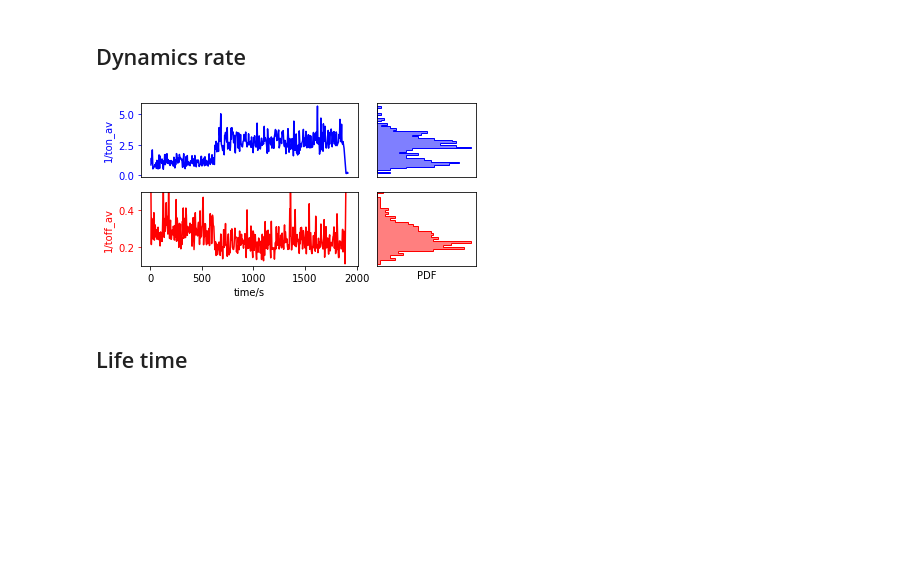
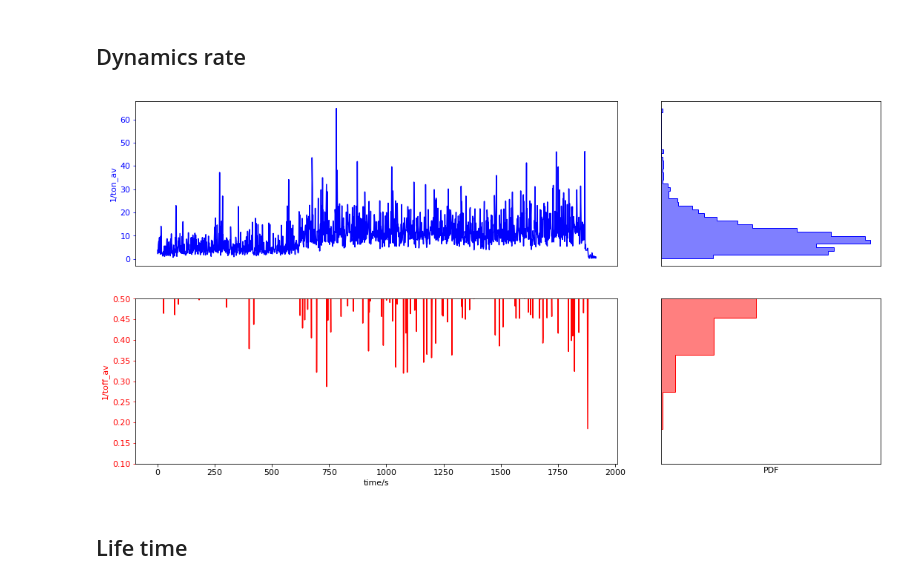
Before and after one commit to biswajitSM/Azurin_SM_repo, a Jupyter notebook: Manuscript/Figure/Manuscript_figures.ipynb, the cells around one changed output. Cells and saved outputs as stored; diff of their text form; code cells hidden in the pictures; blank space fills up the shorter version.

```diff
--- a/Manuscript/Figure/Manuscript_figures.ipynb
+++ b/Manuscript/Figure/Manuscript_figures.ipynb
@@ -352,7 +352,7 @@ homedir=r'/home/biswajit/Research/Reports_ppt/reports/AzurinSM-MS4/data/S105d15M
 t_ons, t_offs, n_on, bins_on, n_off, bins_off = histogram_on_off_1mol(foldername= homedir, input_potential=[50], pointnumbers=[16],
                           bins_on=50, range_on=[0, 0.01], bins_off=100, range_off=[0, 1], plotting=False)
 
-sum_points = 20;
+sum_points = 5;
 num_outputs = int(len(t_ons)/sum_points)
 start = 0;
 t_av_on = []; t_av_off = []; t_abs = [];
@@ -365,35 +365,35 @@ for i in range(num_outputs):
     t_abs_temp = sum(t_ons[:start+sum_points]) + sum(t_offs[:start+sum_points])
     t_abs.append(t_abs_temp)
 t_av_on = pd.Series(t_av_on);
 t_av_off = pd.Series(t_av_off)
 
-figure(figsize=(6, 3))
+figure(figsize=(18, 9))
 ax1 = plt.subplot2grid((2, 3), (0, 0), colspan=2, label='ax1')
 ax1.plot(t_abs, 1/t_av_on, 'b')
 ax1.tick_params('y', colors='b')
 ax1.set_ylabel('1/ton_av', color='b')
 ax1.set_xticks([])
 ax2 = plt.subplot2grid((2, 3), (0, 2), colspan=1)
 ax2.hist(1/t_av_on,bins=40, orientation='horizontal', color='b', alpha=0.5)
 ax2.hist(1/t_av_on,bins=40, orientation='horizontal', color='b', histtype='step', lw=1)
 ax2.set_xticks([]); ax2.set_yticks([])
 
 ax3 = plt.subplot2grid((2, 3), (1, 0), colspan=2)
 ax3.plot(t_abs, 1/t_av_off, 'r')
 ax3.tick_params('y', colors='r')
 ax3.set_ylabel('1/toff_av', color='r')
 ax3.set_ylim(0.1, 0.5)#BE CAREFUL of this limit
 ax3.set_xlabel('time/s')
 ax4 = plt.subplot2grid((2, 3), (1, 2))
 ax4.hist(1/t_av_off,bins=200, orientation='horizontal', color='r', alpha=0.5)
 ax4.hist(1/t_av_off,bins=200, orientation='horizontal', color='r', histtype='step', lw=1)
 ax4.set_xticks([]); ax4.set_yticks([])
 ax4.set_ylim(0.1, 0.5)#BE CAREFUL of this limit
 ax4.set_xlabel('PDF')
 os.chdir(download)
 savefig('dynamic_rates.pdf', dpi=300, trasparent = True)
 # %% [output]
-[figure, old version]
+[figure, new version]
 # %% [markdown]
 ## Life time
 # %%
```
Also changed, not shown: 8 other files.
